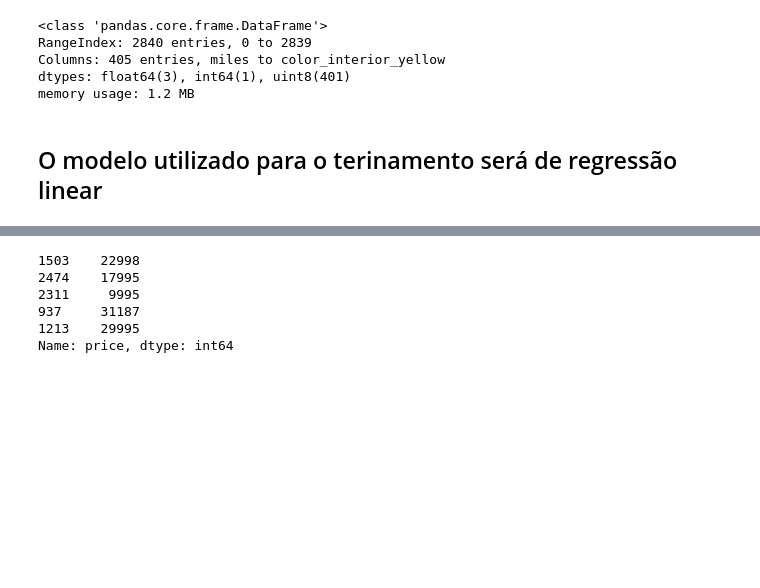
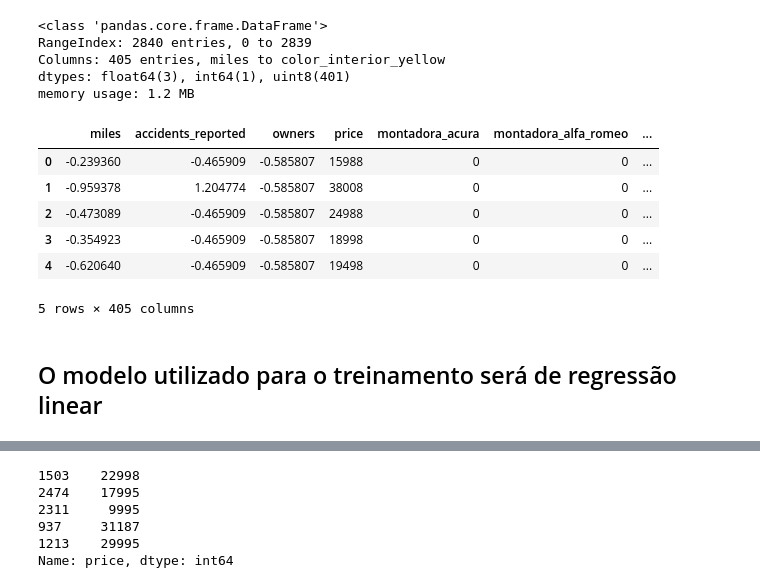
Before and after one commit to LucasGuimaDev/Analise_ML_carros, a Jupyter notebook: analise_carros.ipynb, the cells around one changed output, grey strips where cells are left out. Cells and saved outputs as stored; diff of their text form; code cells hidden in the pictures; blank space fills up the shorter version.

```diff
--- a/analise_carros.ipynb
+++ b/analise_carros.ipynb
@@ -415,8 +412,18 @@ RangeIndex: 2840 entries, 0 to 2839
 Columns: 405 entries, miles to color_interior_yellow
 dtypes: float64(3), int64(1), uint8(401)
 memory usage: 1.2 MB
+# %%
+df_carros_encoded.head()
+# %% [output]
+|  | miles | accidents_reported | owners | price | montadora_acura | montadora_alfa_romeo | ... |
+| 0 | -0.239360 | -0.465909 | -0.585807 | 15988 | 0 | 0 | ... |
+| 1 | -0.959378 | 1.204774 | -0.585807 | 38008 | 0 | 0 | ... |
+| 2 | -0.473089 | -0.465909 | -0.585807 | 24988 | 0 | 0 | ... |
+| 3 | -0.354923 | -0.465909 | -0.585807 | 18998 | 0 | 0 | ... |
+| 4 | -0.620640 | -0.465909 | -0.585807 | 19498 | 0 | 0 | ... |
+5 rows × 405 columns
 # %% [markdown]
-## O modelo utilizado para o terinamento será de regressão linear
+## O modelo utilizado para o treinamento será de regressão linear
 # %%
 from sklearn.linear_model import LinearRegression
 # %%
```
Also changed, not shown: parts of 15 cells of this notebook.
